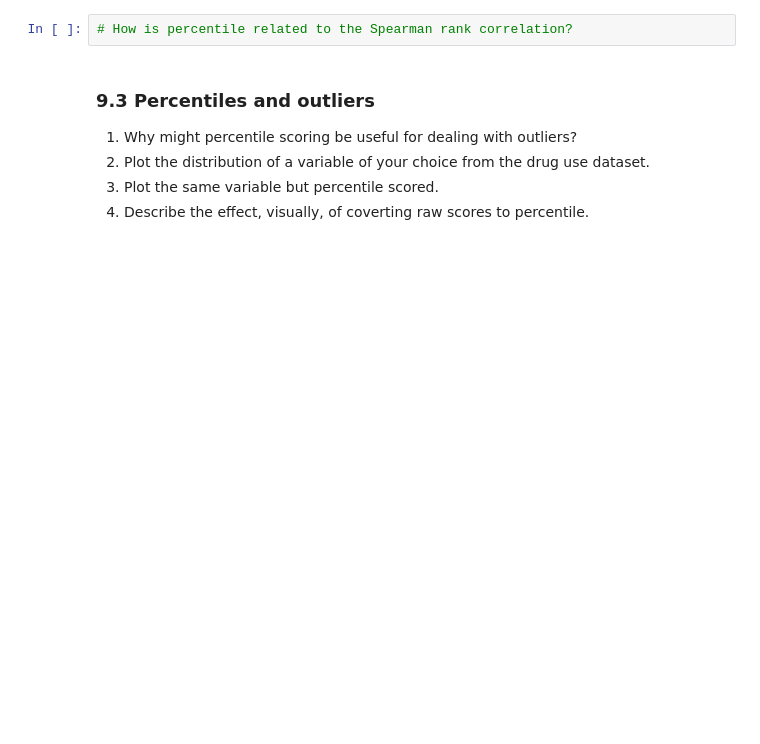
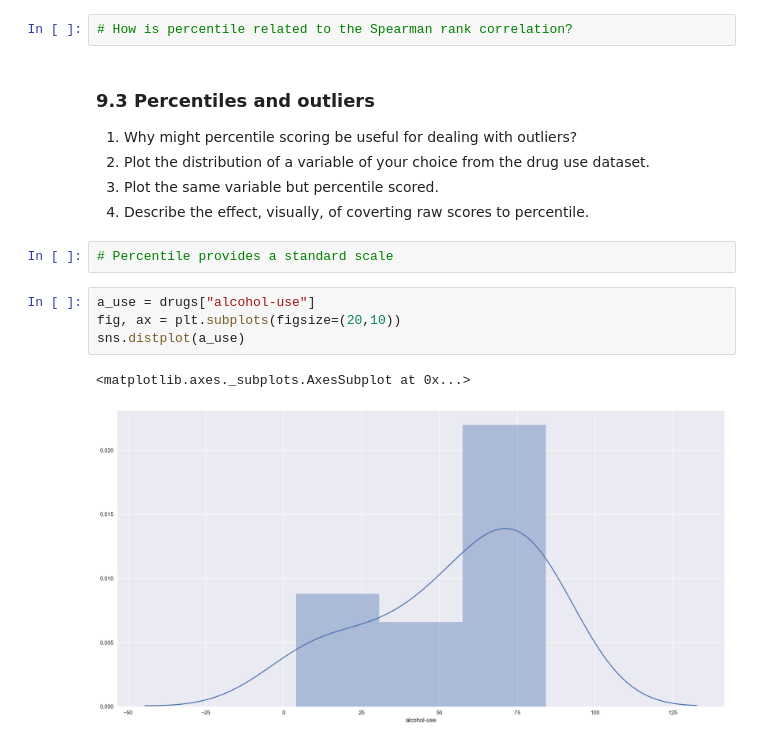
Before and after one commit to guangyic/project2, a Jupyter notebook: CHUA_Guangyi_Project2.ipynb, the cells around one changed output. Saved outputs shown, nothing was run; the diff lists cells and outputs as text; blank space fills up the shorter version.

```diff
--- a/CHUA_Guangyi_Project2.ipynb
+++ b/CHUA_Guangyi_Project2.ipynb
@@ -838,3 +938,12 @@ sat_df2.iloc[23]
 2. Plot the distribution of a variable of your choice from the drug use dataset.
 3. Plot the same variable but percentile scored.
 4. Describe the effect, visually, of coverting raw scores to percentile.
+# %%
+# Percentile provides a standard scale
+# %%
+a_use = drugs["alcohol-use"]
+fig, ax = plt.subplots(figsize=(20,10))
+sns.distplot(a_use)
+# %% [output]
+<matplotlib.axes._subplots.AxesSubplot at 0x...>
+[figure, added]
```
Also changed, not shown: parts of 19 cells of this notebook.
